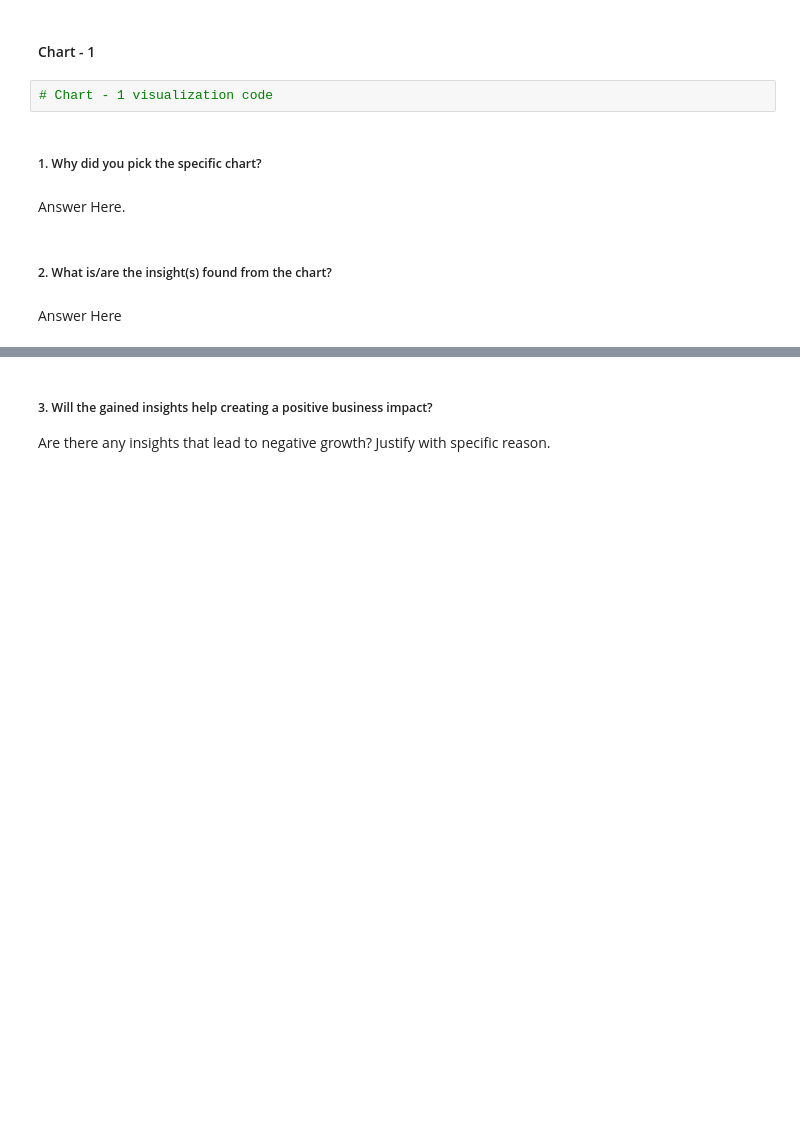
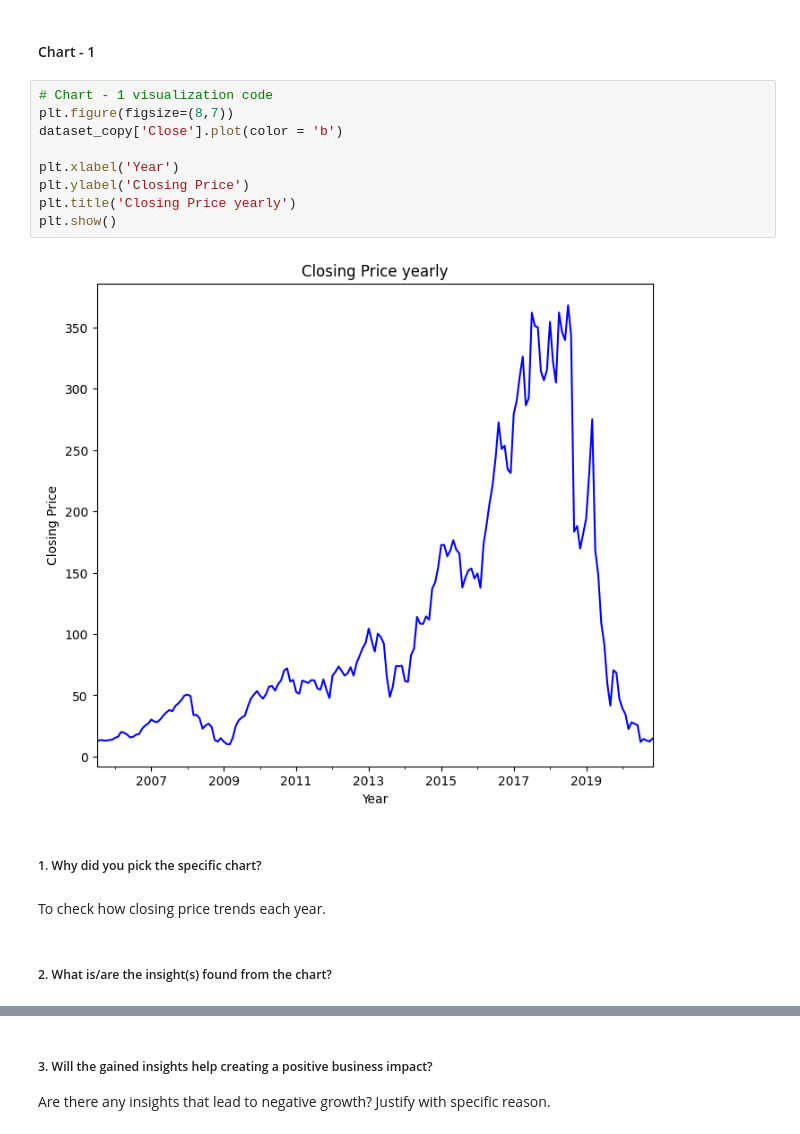
Before and after one commit to piyushbg/Yes-Bank-Stock-Closing-Price-Prediction, a Jupyter notebook: Yes_Bank_Stock_Closing_Price_Prediction.ipynb, the cells around one changed output, grey strips where cells are left out. Drawn from its saved outputs; the diff is of its cells as text; blank space fills up the shorter version.

Commit message:
Done with visuallisation and hypothetical test

```diff
--- a/Yes_Bank_Stock_Closing_Price_Prediction.ipynb
+++ b/Yes_Bank_Stock_Closing_Price_Prediction.ipynb
@@ -444,13 +444,20 @@ The Date variable has been changed to datetime data type. The remaining variable
 ## ***4. Data Vizualization, Storytelling & Experimenting with charts : Understand the relationships between variables***
 # %% [markdown]
 #### Chart - 1
-# %%
-# Chart - 1 visualization code
+# %%
+# Chart - 1 visualization code
+plt.figure(figsize=(8,7))
+dataset_copy['Close'].plot(color = 'b')
+
+plt.xlabel('Year')
+plt.ylabel('Closing Price')
+plt.title('Closing Price yearly')
+plt.show()
+# %% [output]
+[figure, added]
 # %% [markdown]
 ##### 1. Why did you pick the specific chart?
-# %% [markdown]
-Answer Here.
+# %% [markdown]
+To check how closing price trends  each year.
 # %% [markdown]
 ##### 2. What is/are the insight(s) found from the chart?
-# %% [markdown]
-Answer Here
```
Also changed, not shown: parts of 82 cells of this notebook.
